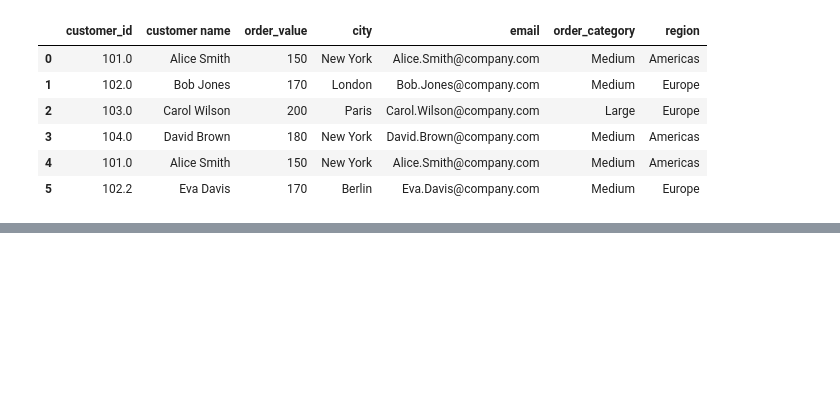
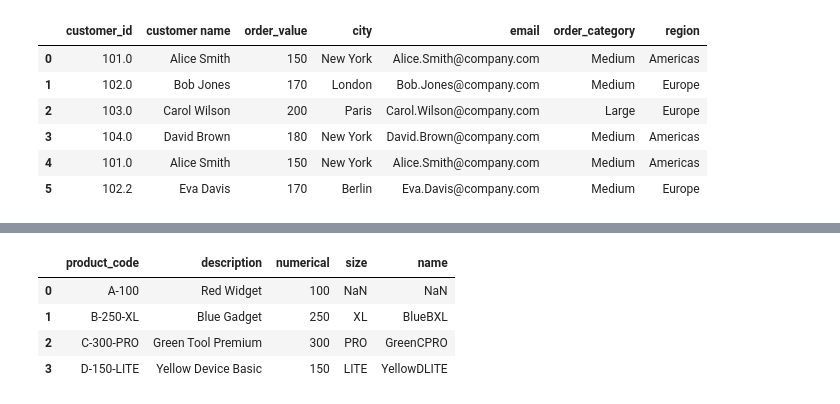
Before and after one commit to KEN-DATALABS/PROJECT-LIST, a Jupyter notebook: OneDrive/Documents/List Project/Project2.ipynb, the cells around one changed output, grey strips where cells are left out. Saved outputs shown, nothing was run; the diff lists cells and outputs as text; code cells hidden in the pictures; blank space fills up the shorter version.

```diff
--- a/OneDrive/Documents/List Project/Project2.ipynb
+++ b/OneDrive/Documents/List Project/Project2.ipynb
@@ -687,0 +695,3 @@ products = pd.DataFrame({
+# %%
+products['numerical'] = products['product_code'].str.split('-').str[1].str.replace()
+products
@@ -687,0 +704,3 @@ products = pd.DataFrame({
+# %%
+products['description'] = products['description'].str.title()
+products
@@ -687,0 +713,3 @@ products = pd.DataFrame({
+# %%
+products['size'] = products['product_code'].str.split('-').str[2]
+products
@@ -687,0 +722,9 @@ products = pd.DataFrame({
+# %%
+products['name'] = products['description'].str.split().str[0]+products['product_code'].str.split('-').str[0]+products['size']
+products
+# %% [output]
+|  | product_code | description | numerical | size | name |
+| 0 | A-100 | Red Widget | 100 | NaN | NaN |
+| 1 | B-250-XL | Blue Gadget | 250 | XL | BlueBXL |
+| 2 | C-300-PRO | Green Tool Premium | 300 | PRO | GreenCPRO |
+| 3 | D-150-LITE | Yellow Device Basic | 150 | LITE | YellowDLITE |
```
Also changed, not shown: parts of 7 cells of this notebook.
